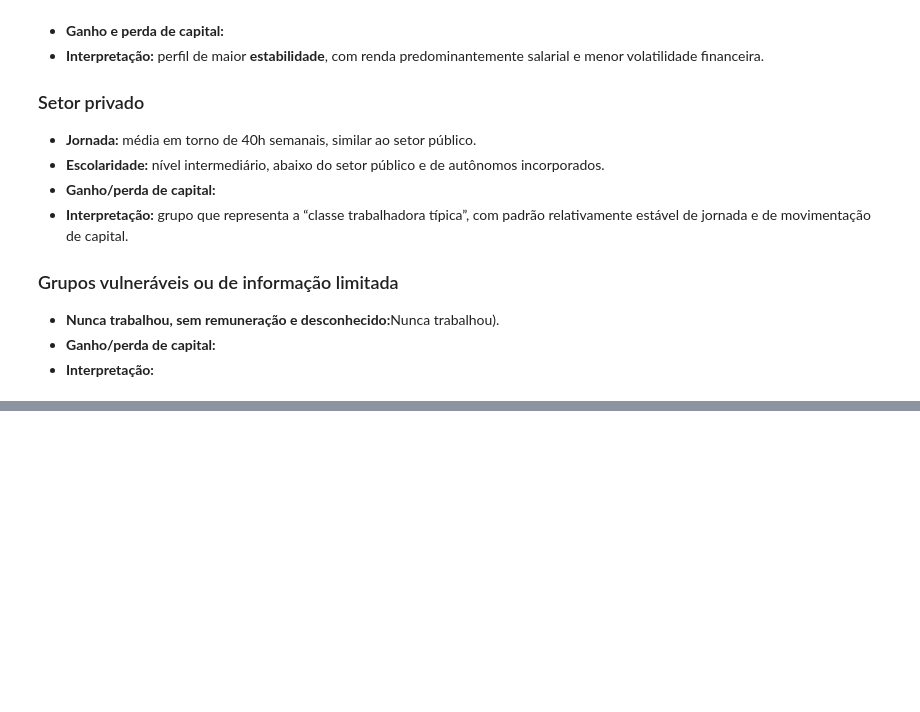
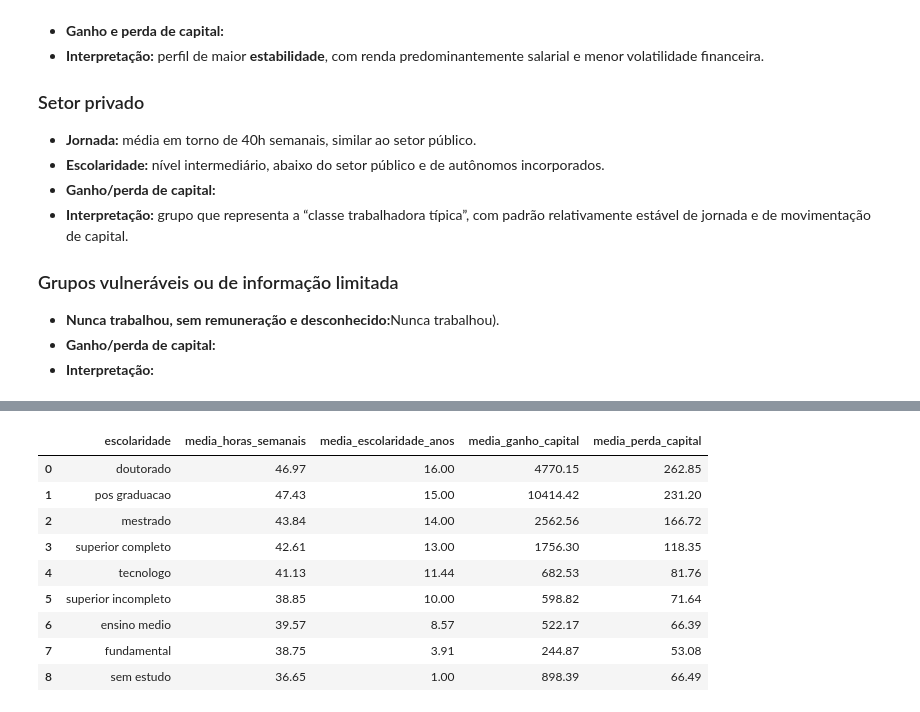
Before and after one commit to RicardodeSouzaSilva/Case_de_Consultoria_Classificacao_de_Renda-, a Jupyter notebook: classificacao_renda.ipynb, the cells around one changed output, grey strips where cells are left out. Drawn from its saved outputs; the diff is of its cells as text; code cells hidden in the pictures; blank space fills up the shorter version.

```diff
--- a/classificacao_renda.ipynb
+++ b/classificacao_renda.ipynb
@@ -1412,0 +1506,88 @@ plt.show()
+# %%
+# Tabela com médias por escolaridade
+
+# Cria uma tabela resumo com as médias das variáveis numéricas
+# para cada categoria de 'escolaridade'
+tabela_media_escolaridade = (
+    dataset
+        # 1) Agrupa o DataFrame pela variável categórica 'escolaridade'
+        # ------------------------------------------------------------------
+        # `.groupby('escolaridade', as_index=False)` informa ao pandas que:
+        #   - queremos separar o DataFrame original `dataset` em grupos,
+        #     onde cada grupo contém todas as linhas com o mesmo valor
+        #     na coluna 'escolaridade'.
+        #   - `as_index=False` garante que a coluna 'escolaridade' continue
+        #     sendo uma coluna normal no resultado, em vez de virar índice.
+        .groupby('escolaridade', as_index=False)
+
+        # 2) Calcula a MÉDIA das variáveis numéricas selecionadas
+        # ------------------------------------------------------------------
+        # Para cada nível de escolaridade (cada grupo formado acima),
+        # serão calculadas as seguintes médias:
+        #   - 'horas_semanais'       → média de horas trabalhadas por semana
+        #   - 'escolaridade_anos'    → média de anos de estudo
+        #   - 'ganho_capital'        → média de ganhos de capital
+        #   - 'perda_capital'        → média de perdas de capital
+        #
+        # O resultado desta etapa é um novo DataFrame em que:
+        #   - cada linha representa uma categoria de escolaridade;
+        #   - as colunas numéricas representam as médias calculadas
+        #     para aquela categoria.
+        .agg({
+            'horas_semanais': 'mean',
+            'escolaridade_anos': 'mean',
+            'ganho_capital': 'mean',
+            'perda_capital': 'mean'
+        })
+
+        # 3) Arredonda todas as colunas numéricas para 2 casas decimais
+        # ------------------------------------------------------------------
+        # `.round(2)` aplica arredondamento com 2 casas decimais em todas
+        # as colunas numéricas do DataFrame resultante.
+        # Isso deixa a tabela mais limpa e amigável para visualização
+        # (por exemplo, em relatórios, dashboards ou análise exploratória).
+        .round(2)
+
+        # 4) Renomeia as colunas para deixar claro que são MÉDIAS
+        # ------------------------------------------------------------------
+        # `.rename(columns={...})` altera os nomes das colunas, deixando
+        # explícito no próprio nome que os valores são médias agregadas,
+        # e não valores individuais.
+        .rename(columns={
+            'horas_semanais': 'media_horas_semanais',        # média de horas semanais
+            'escolaridade_anos': 'media_escolaridade_anos',  # média de anos de estudo
+            'ganho_capital': 'media_ganho_capital',          # média de ganho de capital
+            'perda_capital': 'media_perda_capital'           # média de perda de capital
+        })
+
+        # 5) Ordena pela média de anos de estudo (tempo de estudo)
+        # ------------------------------------------------------------------
+        # `.sort_values('media_escolaridade_anos', ascending=False)`
+        # ordena as linhas da tabela da maior para a menor média de anos
+        # de escolaridade.
+        # Dessa forma, as categorias com maior nível médio de estudo
+        # aparecem primeiro, facilitando a comparação entre grupos.
+        .sort_values('media_escolaridade_anos', ascending=False)
+
+        # `reset_index(drop=True)` reorganiza o índice após a ordenação.
+        # ------------------------------------------------------------------
+        # - Cria um novo índice sequencial (0, 1, 2, ...) para o DataFrame.
+        # - `drop=True` indica que o índice antigo não deve ser mantido
+        #   como uma coluna adicional.
+        .reset_index(drop=True)
+)
+
+# Exibe a tabela resumo com as médias por escolaridade
+# (já arredondadas, renomeadas e ordenadas).
+tabela_media_escolaridade
+# %% [output]
+|  | escolaridade | media_horas_semanais | media_escolaridade_anos | media_ganho_capital | media_perda_capital |
+| 0 | doutorado | 46.97 | 16.00 | 4770.15 | 262.85 |
+| 1 | pos graduacao | 47.43 | 15.00 | 10414.42 | 231.20 |
+| 2 | mestrado | 43.84 | 14.00 | 2562.56 | 166.72 |
+| 3 | superior completo | 42.61 | 13.00 | 1756.30 | 118.35 |
+| 4 | tecnologo | 41.13 | 11.44 | 682.53 | 81.76 |
+| 5 | superior incompleto | 38.85 | 10.00 | 598.82 | 71.64 |
+| 6 | ensino medio | 39.57 | 8.57 | 522.17 | 66.39 |
+| 7 | fundamental | 38.75 | 3.91 | 244.87 | 53.08 |
+| 8 | sem estudo | 36.65 | 1.00 | 898.39 | 66.49 |
```
Also changed, not shown: parts of 32 cells of this notebook.
